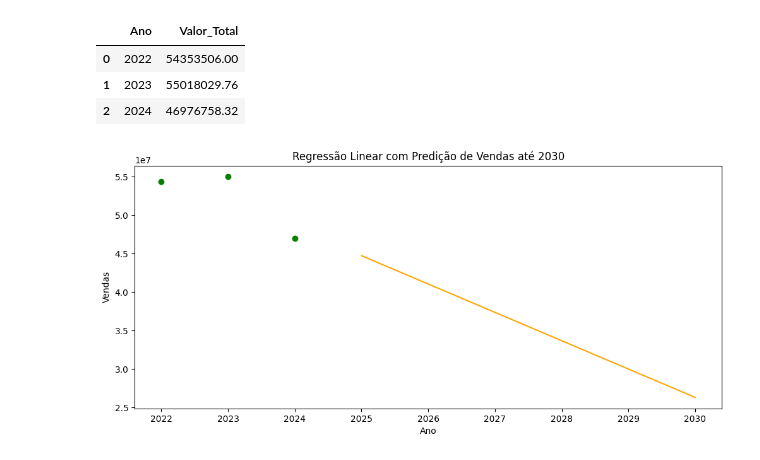
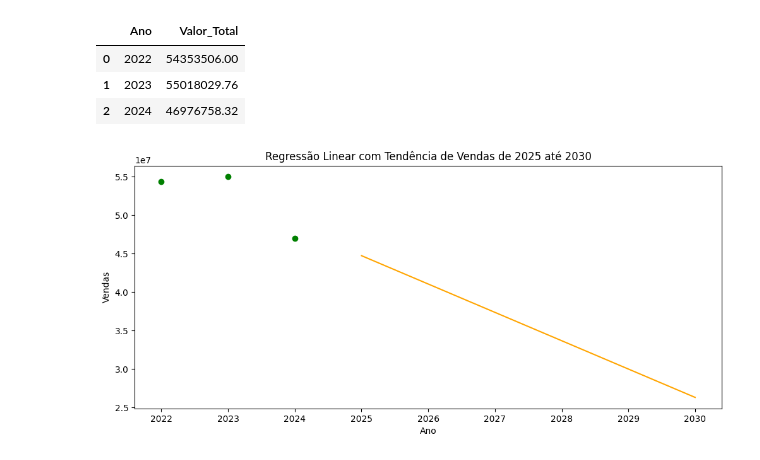
Before and after one commit to pjunior77/Projeto_Nara_Varejo, a Jupyter notebook: RegressaoLinear_PredicaoVendasFuturas.ipynb, the cells around one changed output. Saved outputs shown, nothing was run; the diff lists cells and outputs as text; code cells hidden in the pictures.

```diff
--- a/RegressaoLinear_PredicaoVendasFuturas.ipynb
+++ b/RegressaoLinear_PredicaoVendasFuturas.ipynb
@@ -55,23 +55,23 @@ dfVendasAno
 # %%
 #Defino o x e y do modelo
 x = dfVendasAno[["Ano"]]
 y = dfVendasAno["Valor_Total"]
 
 #Treinar o modelo
 modelo = LinearRegression()
 modelo.fit(x,y)
 
 #Fazer a predição para as vendas até 2030
 x_predicao = pd.DataFrame({"Ano": [2025, 2026, 2027, 2028, 2029, 2030]})
 y_predicao = modelo.predict(x_predicao)
 
 #Visualizar o gráfico
 plt.figure(figsize=(12,5))
 plt.scatter(dfVendasAno["Ano"], dfVendasAno["Valor_Total"], color='green')
 plt.plot(x_predicao["Ano"], y_predicao, color='orange')
 plt.xlabel("Ano")
 plt.ylabel("Vendas")
-plt.title("Regressão Linear com Predição de Vendas até 2030")
+plt.title("Regressão Linear com Tendência de Vendas de 2025 até 2030")
 plt.show()
 # %% [output]
-[figure, old version]
+[figure, new version]
```
Also changed, not shown: 3 other files.
